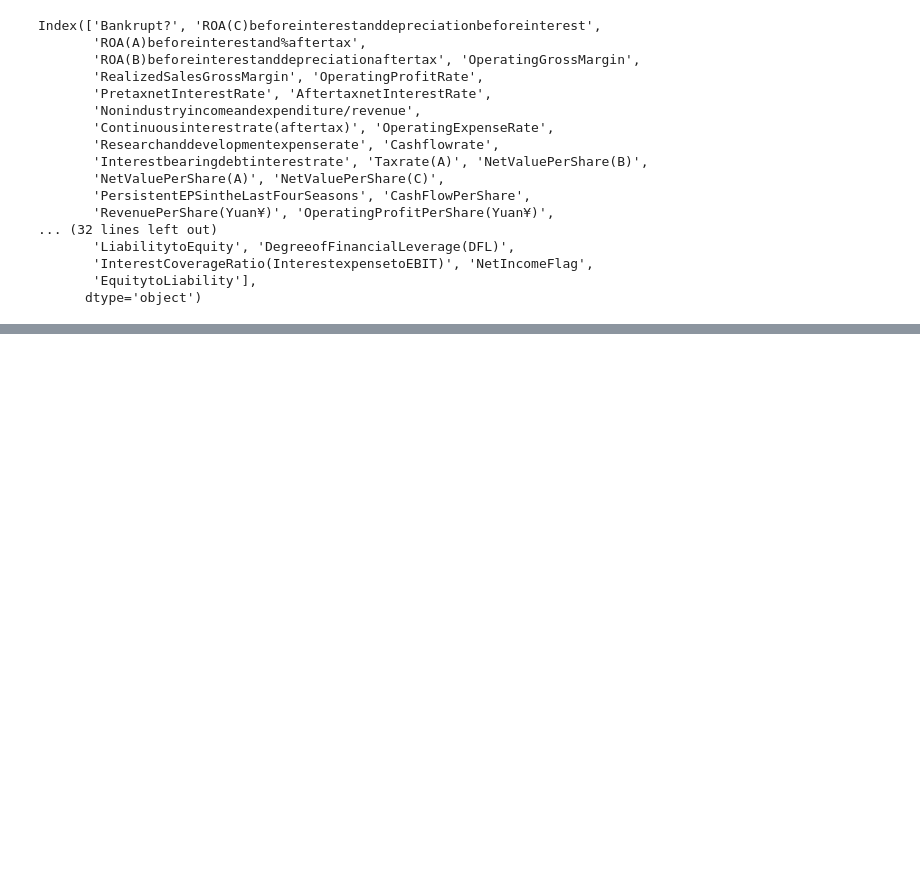
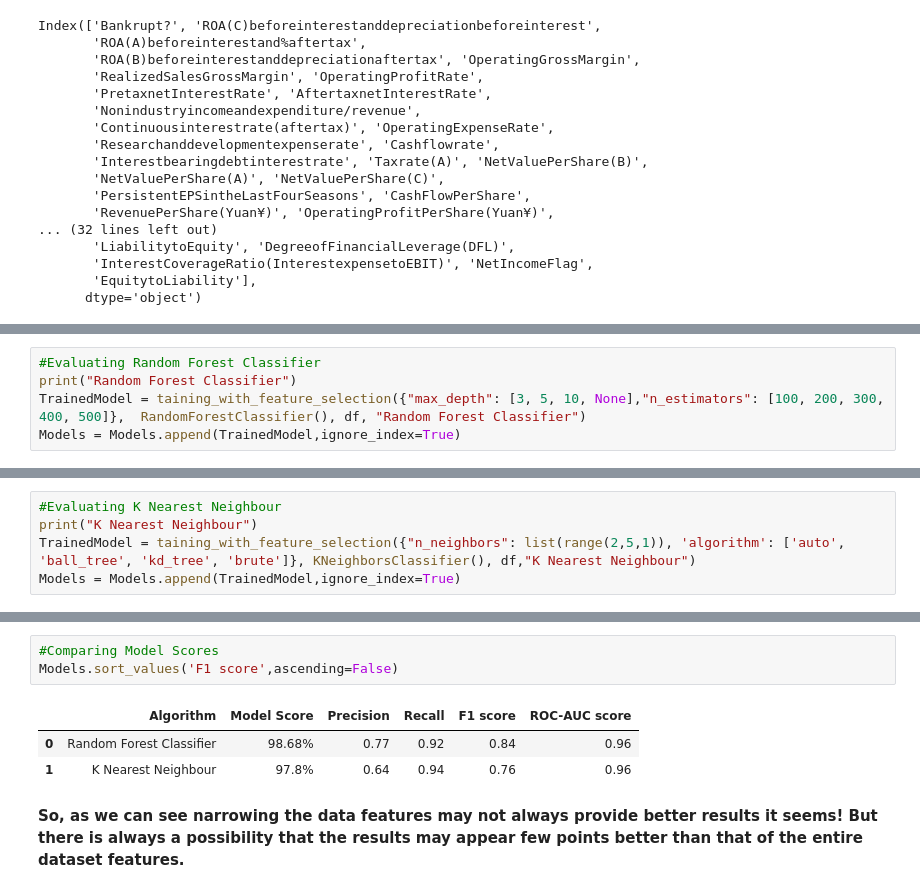
Before and after one commit to pravin2072/Company_bankruptcy_rediction, a Jupyter notebook: Company_bankruptcy_prediction.ipynb, the cells around one changed output, grey strips where cells are left out. Cells and saved outputs as stored; diff of their text form; blank space fills up the shorter version.

```diff
--- a/Company_bankruptcy_prediction.ipynb
+++ b/Company_bankruptcy_prediction.ipynb
@@ -257,0 +742,5 @@ KeyError: ignored
+# %%
+#Evaluating Random Forest Classifier
+print("Random Forest Classifier")
+TrainedModel = taining_with_feature_selection({"max_depth": [3, 5, 10, None],"n_estimators": [100, 200, 300, 400, 500]},  RandomForestClassifier(), df, "Random Forest Classifier")
+Models = Models.append(TrainedModel,ignore_index=True)
@@ -257,0 +761,5 @@ KeyError: ignored
+# %%
+#Evaluating K Nearest Neighbour
+print("K Nearest Neighbour")
+TrainedModel = taining_with_feature_selection({"n_neighbors": list(range(2,5,1)), 'algorithm': ['auto', 'ball_tree', 'kd_tree', 'brute']}, KNeighborsClassifier(), df,"K Nearest Neighbour")
+Models = Models.append(TrainedModel,ignore_index=True)
@@ -257,0 +780,10 @@ KeyError: ignored
+# %%
+#Comparing Model Scores
+Models.sort_values('F1 score',ascending=False)
+# %% [output]
+|  | Algorithm | Model Score | Precision | Recall | F1 score | ROC-AUC score |
+| 0 | Random Forest Classifier | 98.68% | 0.77 | 0.92 | 0.84 | 0.96 |
+| 1 | K Nearest Neighbour | 97.8% | 0.64 | 0.94 | 0.76 | 0.96 |
+# %% [markdown]
+**So, as we can see narrowing the data features may not always provide better results it seems!
+But there is always a possibility that the results may appear few points better than that of the entire dataset features.**
```
Also changed, not shown: parts of 29 cells of this notebook.
